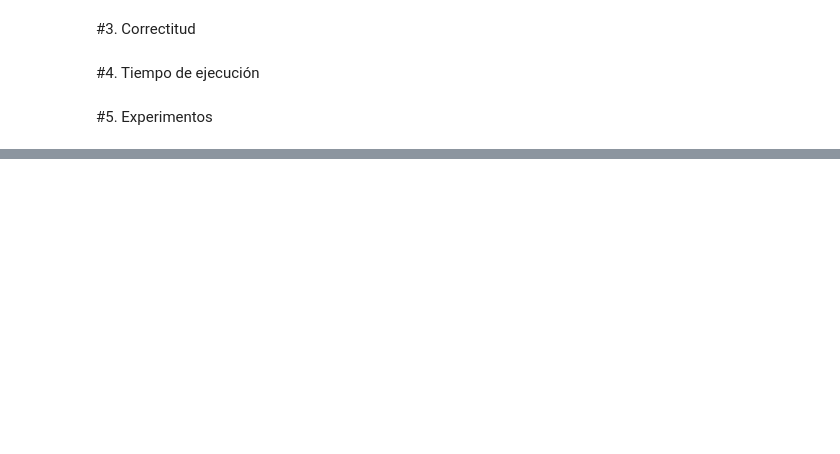
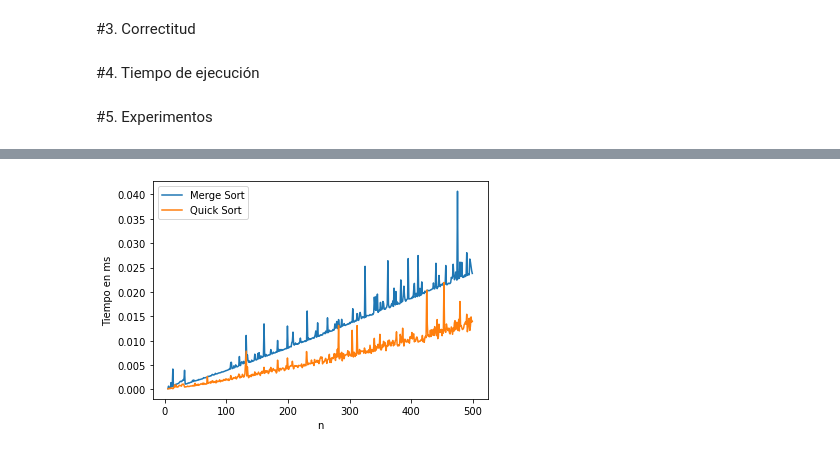
Before and after one commit to Sylver640/ADA-Informes, a Jupyter notebook: Informe_QuickSort.ipynb, the cells around one changed output, grey strips where cells are left out. Saved outputs shown, nothing was run; the diff lists cells and outputs as text; code cells hidden in the pictures; blank space fills up the shorter version.

```diff
--- a/Informe_QuickSort.ipynb
+++ b/Informe_QuickSort.ipynb
@@ -18,7 +18,6 @@ Este algoritmo fue desarrollado por Tony Hoare en el año 1959. Se guía por el
 A continuación, el siguiente código presenta una implementación del algoritmo.
 # %%
 import random
-import statistics as stat
 
 comparisons = 0
 
@@ -126,7 +125,7 @@ def partition_median(A, p, r, verbose):
     print("###\n")
   return i-1
 
-def quicksort(A, start, end, opt, verbose):
+def quick_sort(A, start, end, opt, verbose):
   if (start == end): #Si el arreglo es de solo un elemento, se retorna de inmediato
     if verbose == True:
       print(f"Se retorna arreglo de solo un elemento ([{A[start]}])\n")
@@ -145,14 +144,14 @@ def quicksort(A, start, end, opt, verbose):
     if verbose == True:
       if (len(A[start:pivot-1]) > 0):
         print(f"\nLlamada recursiva con arreglo izquierdo: {A[start:pivot]}")
-        quicksort(A, start, pivot-1, opt, verbose)
+        quick_sort(A, start, pivot-1, opt, verbose)
     else:
-      quicksort(A, start, pivot-1, opt, verbose)
+      quick_sort(A, start, pivot-1, opt, verbose)
     if verbose == True and len(A[start:pivot-1]) >= 2:
         print(f"\nLlamada recursiva con arreglo derecho: {A[pivot+1:end+1]}")
-        quicksort(A, pivot+1, end, opt, verbose)
+        quick_sort(A, pivot+1, end, opt, verbose)
     else:
-      quicksort(A, pivot+1, end, opt, verbose)
+      quick_sort(A, pivot+1, end, opt, verbose)
 
   if verbose == True:
     print(f"Subarreglo ordenado: {A[start:end+1]}")
@@ -163,7 +162,7 @@ opt = random.randint(1,3) #Define qué implementación de "partition" será util
 n = random.randint(2,6) #Se define la cantidad de elementos que tendrá nuestro arreglo de forma aleatoria
 array = random.sample(range(1,100),n) #Se crea un arreglo aleatorio
 print(f"Input: {array}")
-array = quicksort(array, 0, len(array)-1, opt, verbose = False)
+array = quick_sort(array, 0, len(array)-1, opt, verbose = False)
 print(f"Sorted array: {array}")
 if opt == 1:
   print("Partition implementation used: Last element")
@@ -285,6 +284,6 @@ if opt == 2:
   cprint("Pivote: primer elemento", attrs=['bold'])
 if opt == 3:
   cprint("Pivote: mediana de tres elementos al azar del arreglo", attrs=['bold'])
-array = quicksort(array, 0, len(array)-1, opt, verbose = True)
+array = quick_sort(array, 0, len(array)-1, opt, verbose = True)
 cprint(f"\nArreglo ordenado: {array}", 'yellow', attrs=['bold'])
 # %% [output]
@@ -313,0 +317,64 @@ Arreglo ordenado: [7, 8, 10, 41, 43, 94]
+# %%
+import matplotlib.pyplot as plt
+import datetime
+import random
+from timeit import repeat
+
+def merge(array, left, right, verbose = False):
+  aux = []
+  leftPos = 0
+  rightPos = 0
+
+  while(leftPos < len(left) and rightPos < len(right)):
+    if (left[leftPos] < right[rightPos]):
+      aux.append(left[leftPos])
+      leftPos+=1
+    else:
+      aux.append(right[rightPos])
+      rightPos+=1
+
+  while (leftPos < len(left)):
+    aux.append(left[leftPos])
+    leftPos+=1
+
+  while (rightPos < len(right)):
+    aux.append(right[rightPos])
+    rightPos+=1
+
+  for i in range(len(aux)):
+    array[i] = aux[i]
+
+def merge_sort(array, verbose = False):
+  if  array[0] == array[-1]: return
+
+  mid = len(array) // 2
+  leftArray = array[:mid]
+  rightArray = array[mid:]
+
+  merge_sort(leftArray)
+
+  merge_sort(rightArray)
+  merge(array, leftArray, rightArray)
+
+x1 = []; y1 = []; x2 = []; y2 = []
+verbose = False
+for n in range(5,500):
+  a = random.sample(range(1,1000),n)
+
+  r = repeat(setup="from __main__ import merge_sort", stmt = f"merge_sort({a})", repeat = 1, number = 10)
+  t = repeat(setup="from __main__ import quick_sort", stmt = f"quick_sort({a},{0},{len(a)-1},{1},{verbose})", repeat = 1, number = 10)
+
+  x1.append(n)
+  x2.append(n)
+  y1.append(r)
+  y2.append(t)
+
+plt.plot(x1,y1)
+plt.plot(x2,y2)
+plt.legend(["Merge Sort","Quick Sort"])
+
+plt.xlabel("n")
+plt.ylabel("Tiempo en ms")
+plt.show()
+# %% [output]
+[figure, added]
```
Also changed, not shown: parts of 6 cells of this notebook.
